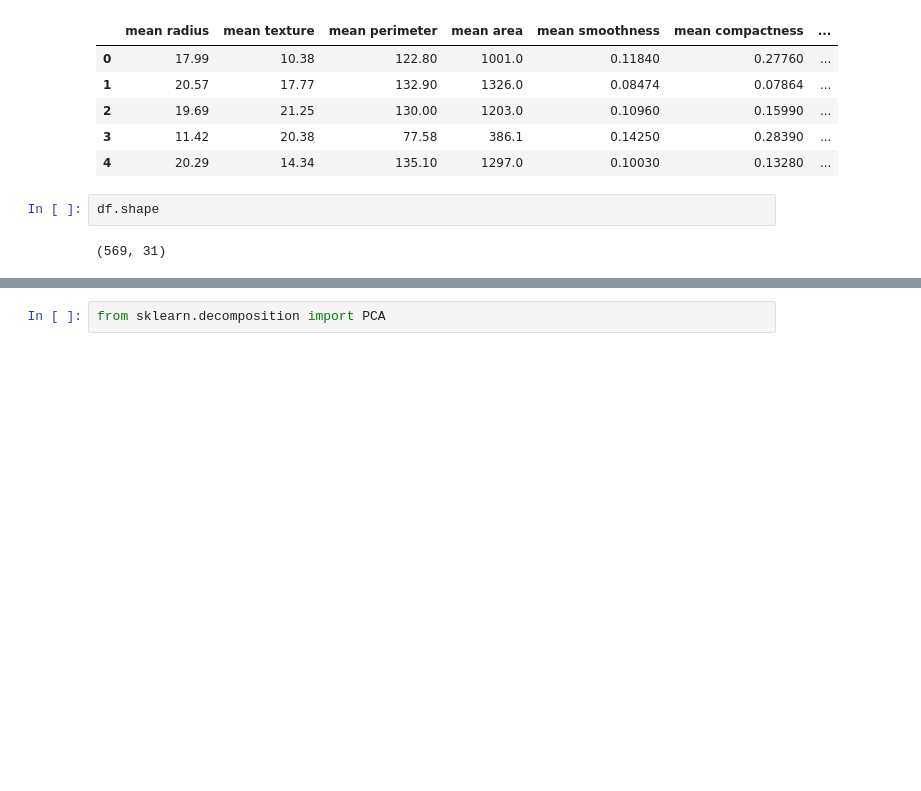
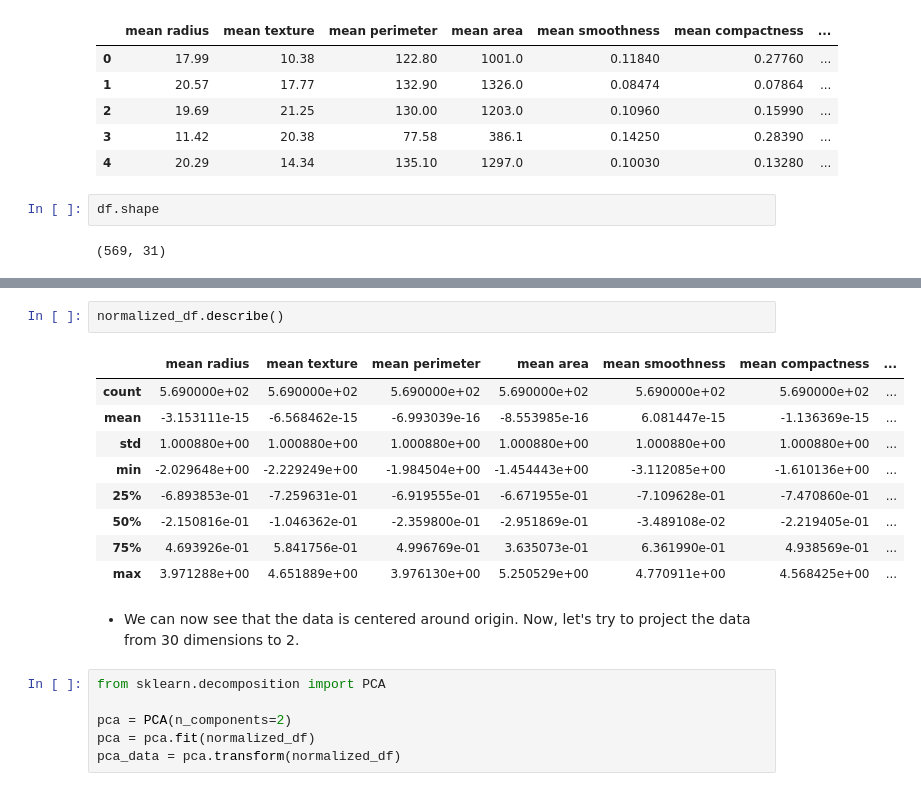
Before and after one commit to faheemrajwadkar/Dimensionality-Reduction, a Jupyter notebook: Dimensionality Reduction Techniques.ipynb, the cells around one changed output, grey strips where cells are left out. Cells and saved outputs as stored; diff of their text form; blank space fills up the shorter version.

```diff
--- a/Dimensionality Reduction Techniques.ipynb
+++ b/Dimensionality Reduction Techniques.ipynb
@@ -57,2 +79,20 @@ df.shape
+# %%
+normalized_df.describe()
+# %% [output]
+|  | mean radius | mean texture | mean perimeter | mean area | mean smoothness | mean compactness | ... |
+| count | 5.690000e+02 | 5.690000e+02 | 5.690000e+02 | 5.690000e+02 | 5.690000e+02 | 5.690000e+02 | ... |
+| mean | -3.153111e-15 | -6.568462e-15 | -6.993039e-16 | -8.553985e-16 | 6.081447e-15 | -1.136369e-15 | ... |
+| std | 1.000880e+00 | 1.000880e+00 | 1.000880e+00 | 1.000880e+00 | 1.000880e+00 | 1.000880e+00 | ... |
+| min | -2.029648e+00 | -2.229249e+00 | -1.984504e+00 | -1.454443e+00 | -3.112085e+00 | -1.610136e+00 | ... |
+| 25% | -6.893853e-01 | -7.259631e-01 | -6.919555e-01 | -6.671955e-01 | -7.109628e-01 | -7.470860e-01 | ... |
+| 50% | -2.150816e-01 | -1.046362e-01 | -2.359800e-01 | -2.951869e-01 | -3.489108e-02 | -2.219405e-01 | ... |
+| 75% | 4.693926e-01 | 5.841756e-01 | 4.996769e-01 | 3.635073e-01 | 6.361990e-01 | 4.938569e-01 | ... |
+| max | 3.971288e+00 | 4.651889e+00 | 3.976130e+00 | 5.250529e+00 | 4.770911e+00 | 4.568425e+00 | ... |
+# %% [markdown]
+- We can now see that the data is centered around origin. Now, let's try to project the data from 30 dimensions to 2.
 # %%
 from sklearn.decomposition import PCA
+
+pca = PCA(n_components=2)
+pca = pca.fit(normalized_df)
+pca_data = pca.transform(normalized_df)
```
Also changed, not shown: parts of 24 cells of this notebook.
